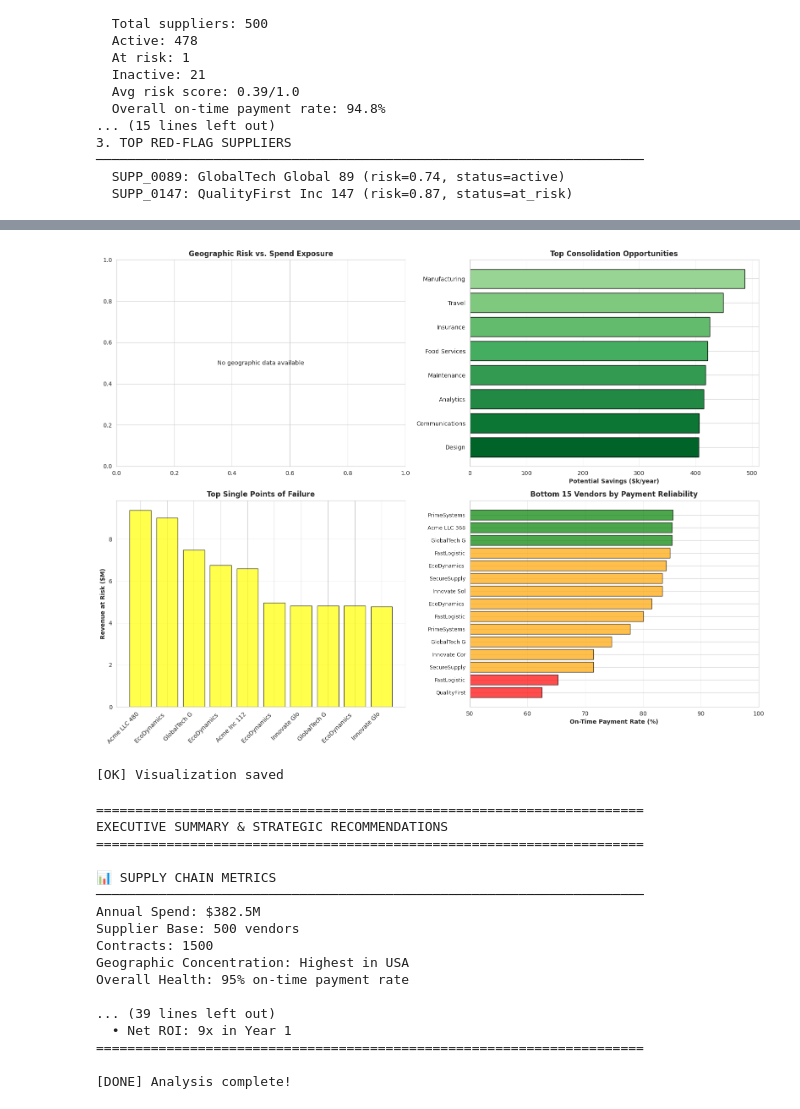
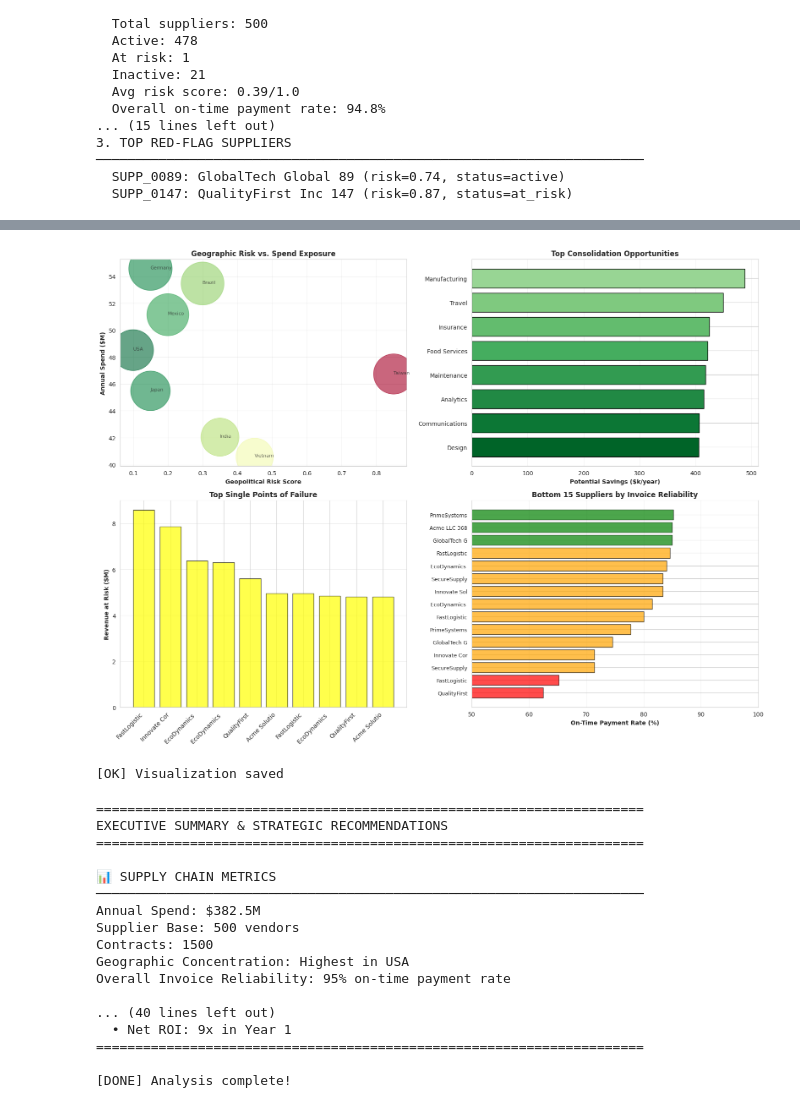
Before and after one commit to marekkucak/graph-analysis-course, a Jupyter notebook: notebooks/18_capstone_supplier_risk.ipynb, the cells around one changed output, grey strips where cells are left out. Saved outputs shown, nothing was run; the diff lists cells and outputs as text; code cells hidden in the pictures.

```diff
--- a/notebooks/18_capstone_supplier_risk.ipynb
+++ b/notebooks/18_capstone_supplier_risk.ipynb
@@ -61,6 +69,23 @@ locations_df = read_csv(data_dir / 'locations.csv')
 products_df = read_csv(data_dir / 'products.csv')
 events_df = read_csv(data_dir / 'risk_events.csv')
 
+# Prefer deterministic product-supplier dependencies from generated data
+deps_path = data_dir / 'product_supplier_dependencies.csv'
+if deps_path.exists():
+    product_supplier_deps_df = read_csv(deps_path)
+    print('[OK] Loaded product_supplier_dependencies.csv')
+else:
+    # Fallback deterministic synthetic assignment
+    rng = np.random.default_rng(42)
+    dep_rows = []
+    for _, row in products_df.iterrows():
+        n_suppliers = int(min(row['supplier_dependencies'], len(suppliers_df)))
+        assigned = rng.choice(suppliers_df['supplier_id'].values, size=n_suppliers, replace=False)
+        for supp_id in assigned:
+            dep_rows.append({'product_id': row['product_id'], 'supplier_id': supp_id})
+    product_supplier_deps_df = pd.DataFrame(dep_rows)
+    print('[WARN] product_supplier_dependencies.csv not found; using deterministic synthetic dependencies')
+
 print('[OK] All data loaded')
 print(f'  Suppliers: {len(suppliers_df)}')
 print(f'  Business Units: {len(bu_df)}')
@@ -70,6 +95,7 @@ print(f'  Invoices: {len(invoices_df)}')
 print(f'  Locations: {len(locations_df)}')
 print(f'  Products: {len(products_df)}')
 print(f'  Risk Events: {len(events_df)}')
+print(f'  Product-Supplier Dependencies: {len(product_supplier_deps_df)}')
 
 total_spend = contracts_df['contract_value'].sum()
 print(f'\nTotal annual spend: ${total_spend/1e6:.1f}M')
@@ -442,24 +549,14 @@ fig, axes = plt.subplots(2, 2, figsize=(16, 12))
 ax = axes[0, 0]
 geo_risk_data = []
 for _, row in locations_df.iterrows():
-    loc_suppliers = suppliers_df[suppliers_df['location'] == row['location_name']]
+    loc_suppliers = suppliers_df[suppliers_df['location'] == row['country']]
     if len(loc_suppliers) > 0:
         loc_spend = contracts_df[contracts_df['supplier_id'].isin(loc_suppliers['supplier_id'])]['contract_value'].sum()
-        geo_risk_data.append({'location': row['location_name'], 'risk': row['geopolitical_risk_score'], 'spend': loc_spend/1e6})
-
-# Fallback: if no matches, use supplier locations directly
-if len(geo_risk_data) == 0:
-    location_ids_inv = dict(zip(locations_df['location_id'], locations_df['location_name']))
-    for location in suppliers_df['location'].unique():
-        loc_suppliers = suppliers_df[suppliers_df['location'] == location]
-        loc_spend = contracts_df[contracts_df['supplier_id'].isin(loc_suppliers['supplier_id'])]['contract_value'].sum()
-        risk_score = locations_df[locations_df['location_name'] == location]['geopolitical_risk_score'].values
-        if len(risk_score) > 0:
-            geo_risk_data.append({'location': location, 'risk': risk_score[0], 'spend': loc_spend/1e6})
+        geo_risk_data.append({'location': row['country'], 'risk': row['geopolitical_risk_score'], 'spend': loc_spend/1e6})
 
 if len(geo_risk_data) > 0:
-    geo_risk_df = pd.DataFrame(geo_risk_data).sort_values('spend', ascending=False).head(10)
-    scatter = ax.scatter(geo_risk_df['risk'], geo_risk_df['spend'], s=geo_risk_df['spend']*100, alpha=0.6, cmap='RdYlGn_r')
+    geo_risk_df = pd.DataFrame(geo_risk_data).drop_duplicates(subset=['location']).sort_values('spend', ascending=False).head(10)
+    ax.scatter(geo_risk_df['risk'], geo_risk_df['spend'], s=geo_risk_df['spend']*100, alpha=0.6, c=geo_risk_df['risk'], cmap='RdYlGn_r')
     ax.set_xlabel('Geopolitical Risk Score', fontweight='bold')
     ax.set_ylabel('Annual Spend ($M)', fontweight='bold')
     ax.set_title('Geographic Risk vs. Spend Exposure', fontweight='bold')
@@ -496,43 +593,52 @@ if len(critical_suppliers) > 0:
     ax.bar(range(len(critical_revenue)), critical_revenue, color=colors_crit, alpha=0.7, edgecolor='black')
     ax.set_xticks(range(len(critical_names)))
     ax.set_xticklabels(critical_names, rotation=45, ha='right')
     ax.set_ylabel('Revenue at Risk ($M)', fontweight='bold')
     ax.set_title('Top Single Points of Failure', fontweight='bold')
     ax.grid(alpha=0.3, axis='y')
 else:
     ax.text(0.5, 0.5, 'No criticality data available', ha='center', va='center', transform=ax.transAxes)
     ax.set_title('Top Single Points of Failure', fontweight='bold')
 
-# Panel 4: Vendor health (payment reliability)
+# Panel 4: Supplier invoice/payment reliability
 ax = axes[1, 1]
 if len(supplier_reliability) > 0:
     health_data = supplier_reliability.head(15).sort_values('on_time_pct')
     health_names = [suppliers_df[suppliers_df['supplier_id']==s]['supplier_name'].values[0][:12] if len(suppliers_df[suppliers_df['supplier_id']==s])>0 else s for s in health_data['supplier_id']]
     health_rates = health_data['on_time_pct'].values
     colors_health = ['red' if p < 70 else 'orange' if p < 85 else 'green' for p in health_rates]
     ax.barh(range(len(health_rates)), health_rates, color=colors_health, alpha=0.7, edgecolor='black')
     ax.set_yticks(range(len(health_names)))
     ax.set_yticklabels(health_names, fontsize=9)
     ax.set_xlabel('On-Time Payment Rate (%)', fontweight='bold')
-    ax.set_title('Bottom 15 Vendors by Payment Reliability', fontweight='bold')
+    ax.set_title('Bottom 15 Suppliers by Invoice Reliability', fontweight='bold')
     ax.set_xlim(50, 100)
     ax.grid(alpha=0.3, axis='x')
 else:
     ax.text(0.5, 0.5, 'No health data available', ha='center', va='center', transform=ax.transAxes)
-    ax.set_title('Bottom 15 Vendors by Payment Reliability', fontweight='bold')
+    ax.set_title('Bottom 15 Suppliers by Invoice Reliability', fontweight='bold')
 
 plt.tight_layout()
 plt.savefig('/tmp/supplier_risk_analysis.png', dpi=100, bbox_inches='tight')
 plt.show()
 print('[OK] Visualization saved')
 # %% [output]
-[figure, old version]
+[figure, new version]
 [OK] Visualization saved
 # %%
 # Cell 10: Executive Summary & Strategic Recommendations
 print('\n' + '='*70)
 print('EXECUTIVE SUMMARY & STRATEGIC RECOMMENDATIONS')
 print('='*70)
+
+all_opportunity_potential = sum(x['potential_savings'] for x in consolidation_targets)
+top5_opportunity_potential = sum(x['potential_savings'] for x in consolidation_targets[:5])
+top3_exposure = sum(revenue for _, revenue in critical_suppliers[:3])
+summary_high_risk_spend = contracts_df[contracts_df['supplier_id'].isin(high_risk_suppliers['supplier_id'])]['contract_value'].sum()
+summary_high_risk_pct = summary_high_risk_spend / total_spend * 100 if total_spend > 0 else 0
+
+assert all_opportunity_potential > 0
+assert len(critical_suppliers) > 0
 
 print('\n📊 SUPPLY CHAIN METRICS')
 print('─'*70)
@@ -540,24 +646,25 @@ print(f'Annual Spend: ${total_spend/1e6:.1f}M')
 print(f'Supplier Base: {len(suppliers_df)} vendors')
 print(f'Contracts: {len(contracts_df)}')
 print(f'Geographic Concentration: Highest in {suppliers_df["location"].value_counts().index[0]}')
-print(f'Overall Health: {on_time_rate:.0f}% on-time payment rate')
+print(f'Overall Invoice Reliability: {on_time_rate:.0f}% on-time payment rate')
 
 print('\n🎯 TOP 5 RECOMMENDATIONS (Priority Order)')
 print('─'*70)
 print(f'\n1. VENDOR CONSOLIDATION')
-print(f'   Impact: ${total_potential/1e6:.1f}M annual savings')
+print(f'   Impact (all opportunities): ${all_opportunity_potential/1e6:.1f}M annual savings')
+print(f'   Top 5 displayed opportunity potential: ${top5_opportunity_potential/1e6:.1f}M')
 print(f'   Opportunity: {len(consolidation_targets)} cases of duplicate buying')
 print(f'   Timeline: 6 months')
-print(f'   ROI: {total_potential/total_spend*100:.1f}% of annual spend')
+print(f'   ROI: {all_opportunity_potential/total_spend*100:.1f}% of annual spend')
 
 print(f'\n2. RESOLVE SINGLE POINTS OF FAILURE')
 print(f'   At Risk: {len(critical_suppliers[:3])} critical suppliers')
-print(f'   Revenue Exposure: ${critical_suppliers[0][1]/1e6:.0f}M')
+print(f'   Top-3 revenue exposure: ${top3_exposure/1e6:.0f}M')
 print(f'   Action: Qualify backup suppliers (3-6 months per supplier)')
 print(f'   Benefit: 99.5% supply continuity vs. current 50-80%')
 
 print(f'\n3. GEOPOLITICAL RISK MITIGATION')
-print(f'   Exposure: ${high_risk_spend/1e6:.1f}M in high-risk zones ({high_risk_pct:.0f}% of spend)')
+print(f'   Exposure: ${summary_high_risk_spend/1e6:.1f}M in high-risk zones ({summary_high_risk_pct:.0f}% of spend)')
 print(f'   At-Risk Categories: {len(category_risk)}')
 print(f'   Action: Nearshoring strategy, develop alternatives')
 print(f'   Timeline: 12 months (phased)')
@@ -570,17 +677,17 @@ print(f'   Timeline: 2-3 months')
 print(f'   Quick Win: Audit top 50 suppliers')
 
 print(f'\n5. VENDOR HEALTH MONITORING')
-print(f'   At Risk: {len(at_risk)} suppliers with <75% on-time rate')
+print(f'   At Risk: {len(at_risk)} suppliers with <75% on-time payment rate')
 print(f'   Action: Performance improvement plans, early exit planning')
 print(f'   Timeline: Ongoing')
 print(f'   Benefit: Avoid production disruptions')
 
 print('\n' + '='*70)
-print(f'TOTAL FINANCIAL IMPACT: ${(total_potential + high_risk_spend*0.05)/1e6:.1f}M value creation')
-print(f'  • Cost savings: ${total_potential/1e6:.1f}M')
-print(f'  • Risk reduction: ~${high_risk_spend*0.05/1e6:.1f}M (avoided disruptions)')
-print(f'  • Implementation cost: ~${total_potential*0.10/1e6:.1f}M (10% of savings)')
-print(f'  • Net ROI: {(total_potential / (total_potential*0.10)) - 1:.0f}x in Year 1')
+print(f'TOTAL FINANCIAL IMPACT: ${(all_opportunity_potential + summary_high_risk_spend*0.05)/1e6:.1f}M value creation')
+print(f'  • Cost savings: ${all_opportunity_potential/1e6:.1f}M')
+print(f'  • Risk reduction: ~${summary_high_risk_spend*0.05/1e6:.1f}M (avoided disruptions)')
+print(f'  • Implementation cost: ~${all_opportunity_potential*0.10/1e6:.1f}M (10% of savings)')
+print(f'  • Net ROI: {(all_opportunity_potential / (all_opportunity_potential*0.10)) - 1:.0f}x in Year 1')
 print('='*70)
 print('\n[DONE] Analysis complete!')
 # %% [output]
@@ -594,9 +701,9 @@ Annual Spend: $382.5M
 Supplier Base: 500 vendors
 Contracts: 1500
 Geographic Concentration: Highest in USA
-Overall Health: 95% on-time payment rate
+Overall Invoice Reliability: 95% on-time payment rate
 
-... (39 lines left out)
+... (40 lines left out)
   • Net ROI: 9x in Year 1
 ======================================================================
 
```
Also changed, not shown: parts of 11 cells of this notebook, 8 other files.
